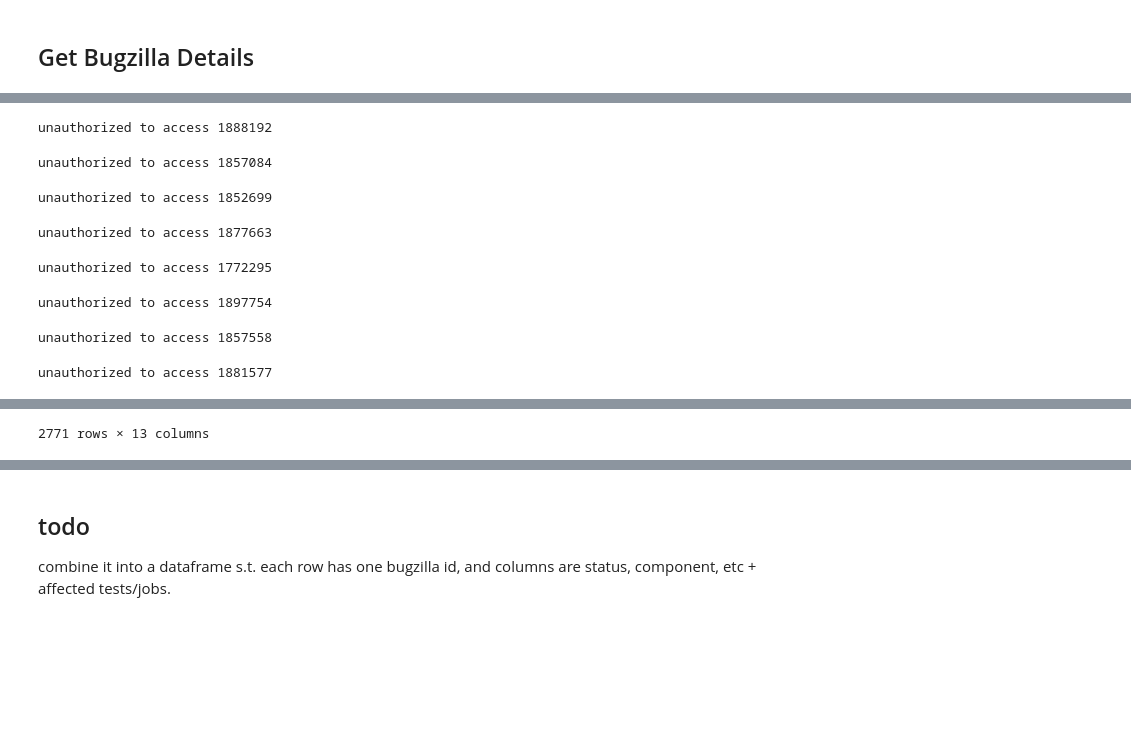
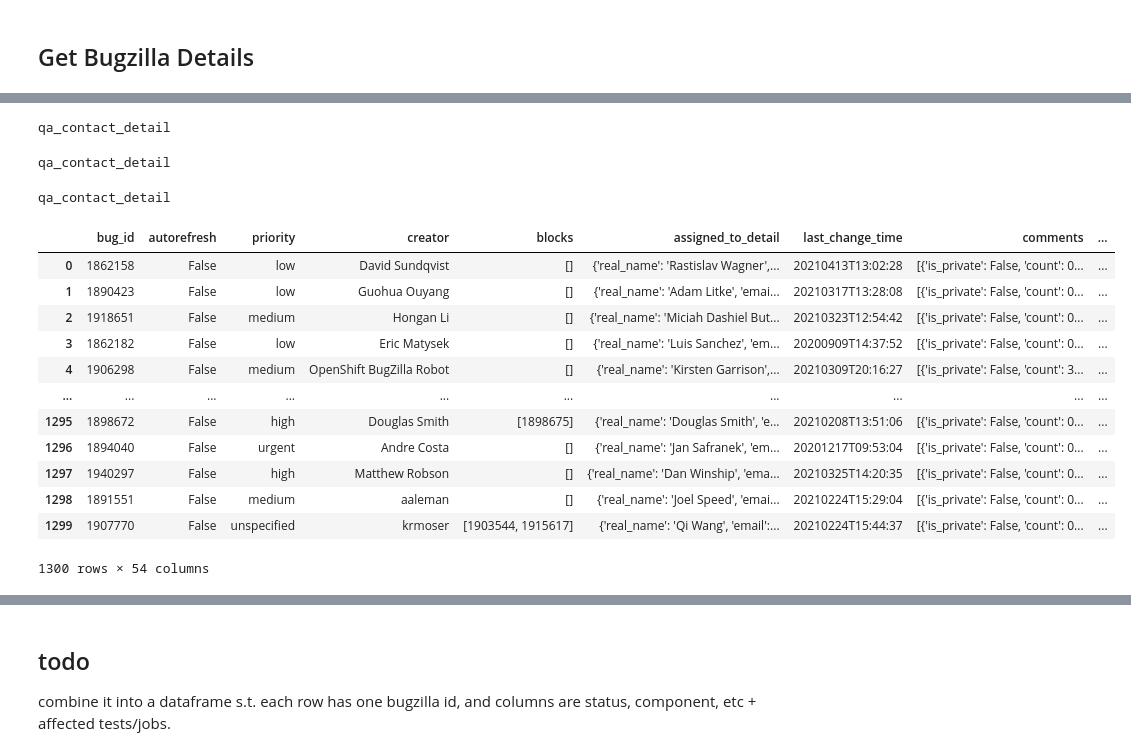
Before and after one commit to hemajv/ocp-ci-analysis, a Jupyter notebook: notebooks/data-sources/Bugzilla/bugzilla_EDA.ipynb, the cells around one changed output, grey strips where cells are left out. Cells and saved outputs as stored; diff of their text form; code cells hidden in the pictures; blank space fills up the shorter version.

```diff
--- a/notebooks/data-sources/Bugzilla/bugzilla_EDA.ipynb
+++ b/notebooks/data-sources/Bugzilla/bugzilla_EDA.ipynb
@@ -144,25 +249,36 @@ bugs_df.head()
 # %%
-bzapi = bugzilla.Bugzilla("bugzilla.redhat.com")
-
 def fill_bug_details(bug_row):
     global bzapi
+
     try:
         bug = bzapi.getbug(bug_row.bug_id)
     except Exception:
-        print(f'unauthorized to access {bug_row.bug_id}')
         return bug_row
+
     for detail in bug_row.index:
-        bug_row[detail] = getattr(bug, detail)
+        try:
+            bug_row[detail] = getattr(bug, detail)
+        except AttributeError:
+            print(detail)
+
     return bug_row
 
-bugs_df.iloc[:100].progress_apply(fill_bug_details, axis=1)
+bugs_df.progress_apply(fill_bug_details, axis=1)
 bugs_df
 # %% [output]
-unauthorized to access 1888192
+qa_contact_detail
-unauthorized to access 1857084
+qa_contact_detail
-unauthorized to access 1852699
+qa_contact_detail
+|  | bug_id | autorefresh | priority | creator | blocks | assigned_to_detail | last_change_time | comments | ... |
+| 0 | 1862158 | False | low | David Sundqvist | [] | {'real_name': 'Rastislav Wagner',... | 20210413T13:02:28 | [{'is_private': False, 'count': 0... | ... |
+| 1 | 1890423 | False | low | Guohua Ouyang | [] | {'real_name': 'Adam Litke', 'emai... | 20210317T13:28:08 | [{'is_private': False, 'count': 0... | ... |
+| 2 | 1918651 | False | medium | Hongan Li | [] | {'real_name': 'Miciah Dashiel But... | 20210323T12:54:42 | [{'is_private': False, 'count': 0... | ... |
+| 3 | 1862182 | False | low | Eric Matysek | [] | {'real_name': 'Luis Sanchez', 'em... | 20200909T14:37:52 | [{'is_private': False, 'count': 0... | ... |
+| 4 | 1906298 | False | medium | OpenShift BugZilla Robot | [] | {'real_name': 'Kirsten Garrison',... | 20210309T20:16:27 | [{'is_private': False, 'count': 3... | ... |
+| ... | ... | ... | ... | ... | ... | ... | ... | ... | ... |
+| 1295 | 1898672 | False | high | Douglas Smith | [1898675] | {'real_name': 'Douglas Smith', 'e... | 20210208T13:51:06 | [{'is_private': False, 'count': 0... | ... |
+| 1296 | 1894040 | False | urgent | Andre Costa | [] | {'real_name': 'Jan Safranek', 'em... | 20201217T09:53:04 | [{'is_private': False, 'count': 0... | ... |
+| 1297 | 1940297 | False | high | Matthew Robson | [] | {'real_name': 'Dan Winship', 'ema... | 20210325T14:20:35 | [{'is_private': False, 'count': 0... | ... |
+| 1298 | 1891551 | False | medium | aaleman | [] | {'real_name': 'Joel Speed', 'emai... | 20210224T15:29:04 | [{'is_private': False, 'count': 0... | ... |
+| 1299 | 1907770 | False | unspecified | krmoser | [1903544, 1915617] | {'real_name': 'Qi Wang', 'email':... | 20210224T15:44:37 | [{'is_private': False, 'count': 0... | ... |
-unauthorized to access 1877663
+1300 rows × 54 columns
-unauthorized to access 1772295
-unauthorized to access 1897754
-unauthorized to access 1857558
-unauthorized to access 1881577
@@ -181 +284,0 @@ unauthorized to access 1881577
-2771 rows × 13 columns
```
Also changed, not shown: parts of 28 cells of this notebook.
